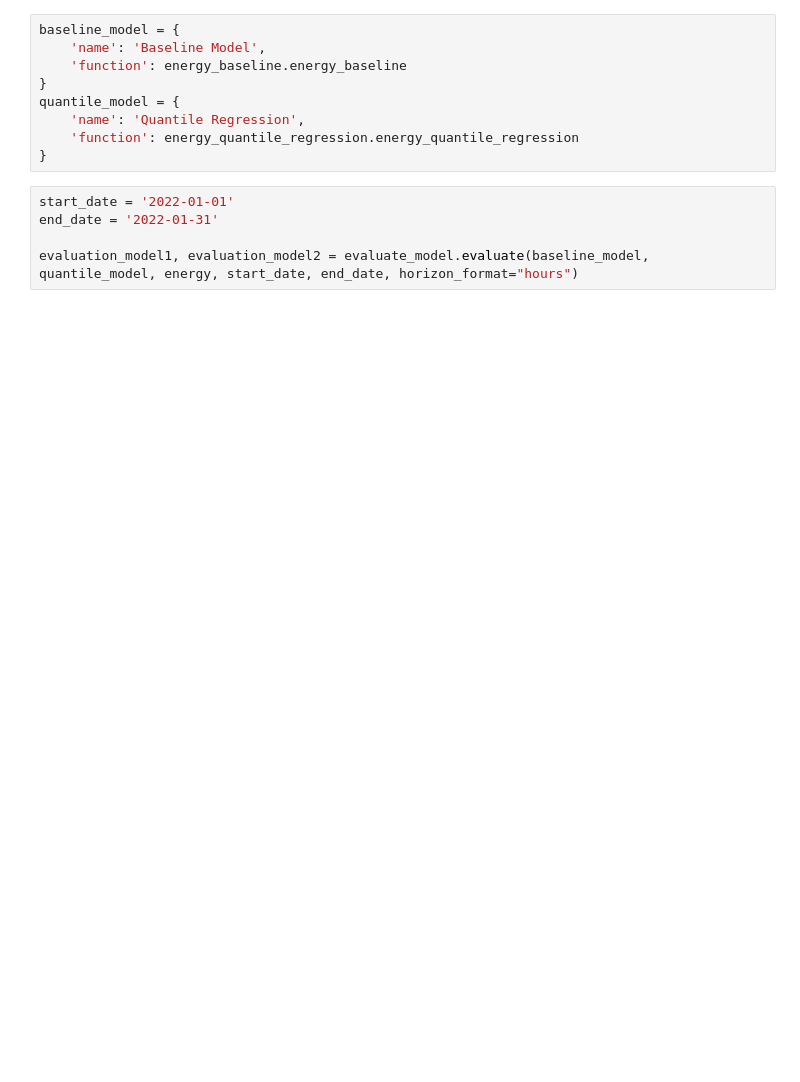
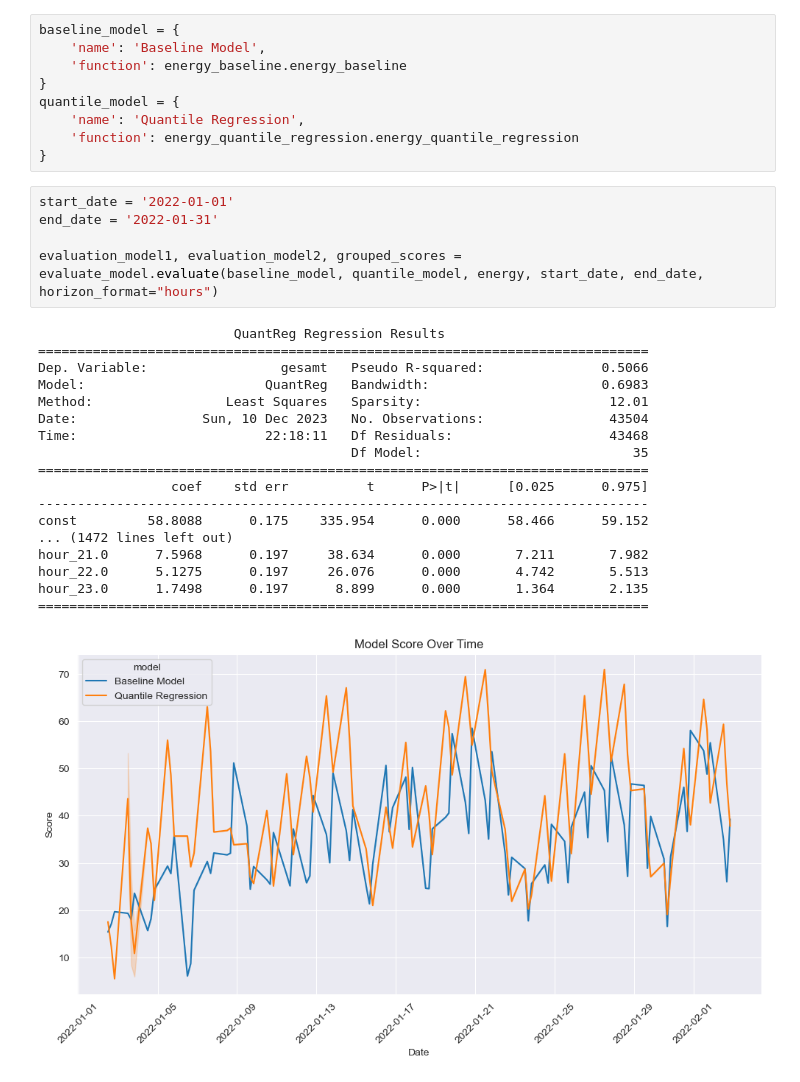
Before and after one commit to Stephantmp/probabilistic-forecasting-challenge, a Jupyter notebook: notebooks/20231206/evaluate_energy.ipynb, the cells around one changed output. Saved outputs shown, nothing was run; the diff lists cells and outputs as text; blank space fills up the shorter version.

Commit message:
Energy evaluation works

```diff
--- a/notebooks/20231206/evaluate_energy.ipynb
+++ b/notebooks/20231206/evaluate_energy.ipynb
@@ -34,5 +22,24 @@ quantile_model = {
 # %%
 start_date = '2022-01-01'
 end_date = '2022-01-31'
 
-evaluation_model1, evaluation_model2 = evaluate_model.evaluate(baseline_model, quantile_model, energy, start_date, end_date, horizon_format="hours")
+evaluation_model1, evaluation_model2, grouped_scores = evaluate_model.evaluate(baseline_model, quantile_model, energy, start_date, end_date, horizon_format="hours")
+# %% [output]
+                         QuantReg Regression Results
+==============================================================================
+Dep. Variable:                 gesamt   Pseudo R-squared:               0.5066
+Model:                       QuantReg   Bandwidth:                      0.6983
+Method:                 Least Squares   Sparsity:                        12.01
+Date:                Sun, 10 Dec 2023   No. Observations:                43504
+Time:                        22:18:11   Df Residuals:                    43468
+                                        Df Model:                           35
+==============================================================================
+                 coef    std err          t      P>|t|      [0.025      0.975]
+------------------------------------------------------------------------------
+const         58.8088      0.175    335.954      0.000      58.466      59.152
+... (1472 lines left out)
+hour_21.0      7.5968      0.197     38.634      0.000       7.211       7.982
+hour_22.0      5.1275      0.197     26.076      0.000       4.742       5.513
+hour_23.0      1.7498      0.197      8.899      0.000       1.364       2.135
+==============================================================================
+[figure, added]
```
Also changed, not shown: parts of 4 cells of this notebook, 5 other files.
